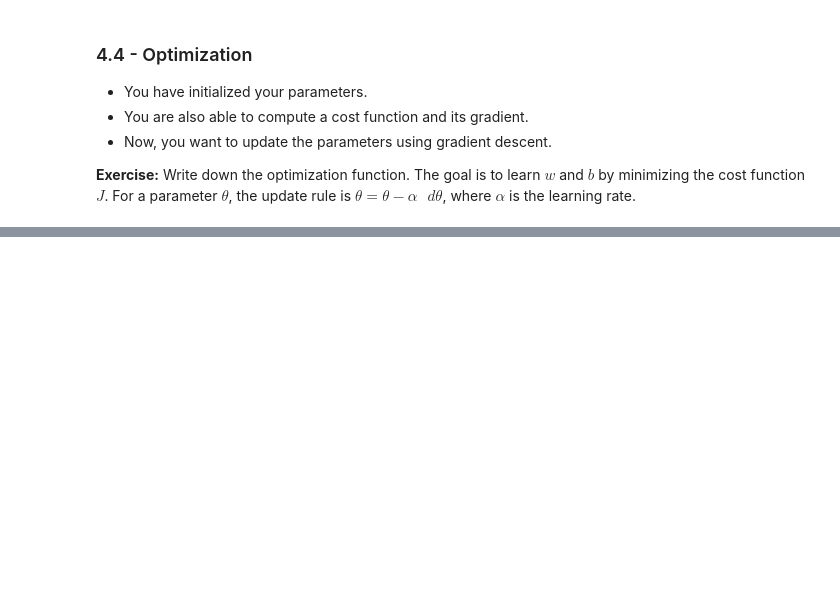
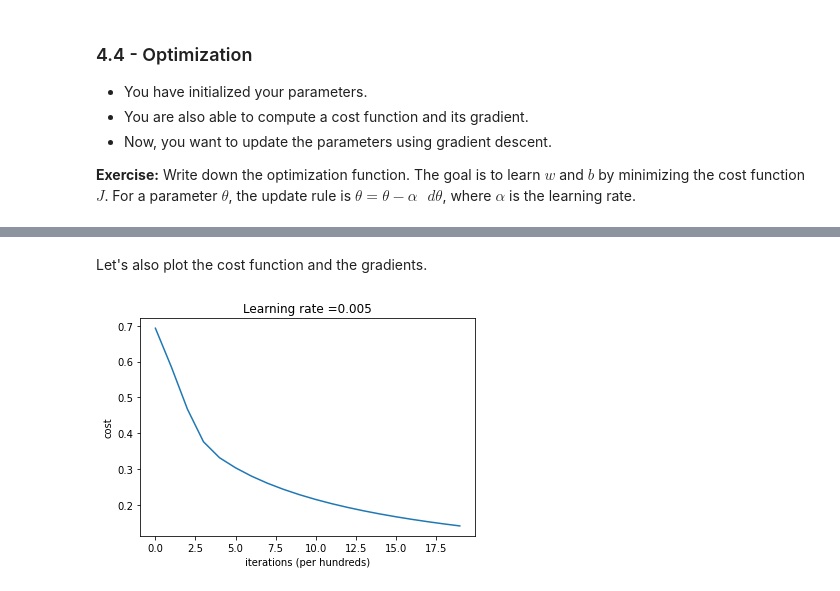
Before and after one commit to SamuelBFG/DL-studies, a Jupyter notebook: Deep Learning Cousera/Week 2/logistic regression - binary classification.ipynb, the cells around one changed output, grey strips where cells are left out. Drawn from its saved outputs; the diff is of its cells as text; code cells hidden in the pictures; blank space fills up the shorter version.

```diff
--- a/Deep Learning Cousera/Week 2/logistic regression - binary classification.ipynb
+++ b/Deep Learning Cousera/Week 2/logistic regression - binary classification.ipynb
@@ -440,7 +440,7 @@ def optimize(w, b, X, Y, num_iterations, learning_rate, print_cost = False):
 
         # Cost and gradient calculation (≈ 1-4 lines of code)
         ### START CODE HERE ###
-        grads, cost = None
+        grads, cost = propagate(w, b, X, Y)
         ### END CODE HERE ###
 
         # Retrieve derivatives from grads
@@ -449,8 +449,8 @@ def optimize(w, b, X, Y, num_iterations, learning_rate, print_cost = False):
 
         # update rule (≈ 2 lines of code)
         ### START CODE HERE ###
-        w = None
-        b = None
+        w = w - learning_rate*dw
+        b = b - learning_rate*db
         ### END CODE HERE ###
 
         # Record the costs
@@ -468,3 +468,10 @@ def optimize(w, b, X, Y, num_iterations, learning_rate, print_cost = False):
              "db": db}
 
     return params, grads, costs
+# %%
+params, grads, costs = optimize(w, b, X, Y, num_iterations= 100, learning_rate = 0.009, print_cost = False)
+
+print ("w = " + str(params["w"]))
+print ("b = " + str(params["b"]))
+print ("dw = " + str(grads["dw"]))
+print ("db = " + str(grads["db"]))
@@ -470,0 +552,5 @@ def optimize(w, b, X, Y, num_iterations, learning_rate, print_cost = False):
+# %%
+w = np.array([[0.1124579],[0.23106775]])
+b = -0.3
+X = np.array([[1.,-1.1,-3.2],[1.2,2.,0.1]])
+print ("predictions = " + str(predict(w, b, X)))
@@ -470,0 +645,2 @@ def optimize(w, b, X, Y, num_iterations, learning_rate, print_cost = False):
+# %%
+d = model(train_set_x, train_set_y, test_set_x, test_set_y, num_iterations = 2000, learning_rate = 0.005, print_cost = True)
@@ -470,0 +698,12 @@ def optimize(w, b, X, Y, num_iterations, learning_rate, print_cost = False):
+# %% [markdown]
+Let's also plot the cost function and the gradients.
+# %%
+# Plot learning curve (with costs)
+costs = np.squeeze(d['costs'])
+plt.plot(costs)
+plt.ylabel('cost')
+plt.xlabel('iterations (per hundreds)')
+plt.title("Learning rate =" + str(d["learning_rate"]))
+plt.show()
+# %% [output]
+[figure, added]
```
Also changed, not shown: parts of 23 cells of this notebook, 6 other files.
